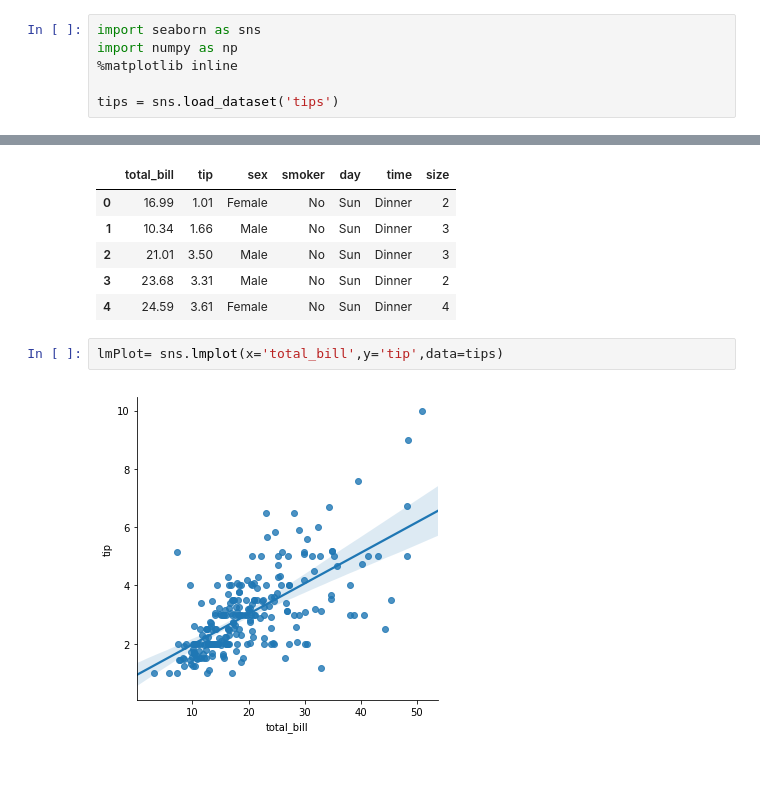
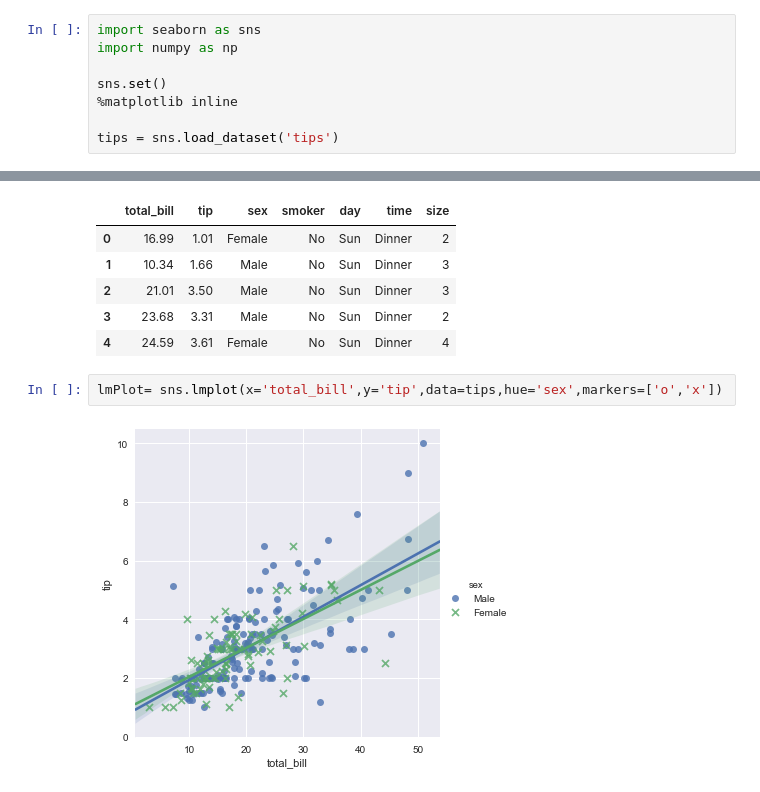
Before and after one commit to risarora/pythonML, a Jupyter notebook: 5.3 Seaborn - Regression Plots.ipynb, the cells around one changed output, grey strips where cells are left out. Drawn from its saved outputs; the diff is of its cells as text.

```diff
--- a/5.3 Seaborn - Regression Plots.ipynb
+++ b/5.3 Seaborn - Regression Plots.ipynb
@@ -3,6 +3,8 @@
 # %%
 import seaborn as sns
 import numpy as np
+
+sns.set()
 %matplotlib inline
 
 tips = sns.load_dataset('tips')
@@ -16,6 +18,6 @@ tips.head()
 | 3 | 23.68 | 3.31 | Male | No | Sun | Dinner | 2 |
 | 4 | 24.59 | 3.61 | Female | No | Sun | Dinner | 4 |
 # %%
-lmPlot= sns.lmplot(x='total_bill',y='tip',data=tips)
+lmPlot= sns.lmplot(x='total_bill',y='tip',data=tips,hue='sex',markers=['o','x'])
 # %% [output]
-[figure, old version]
+[figure, new version]
```
Also changed, not shown: parts of 6 cells of this notebook, 1 other file.
